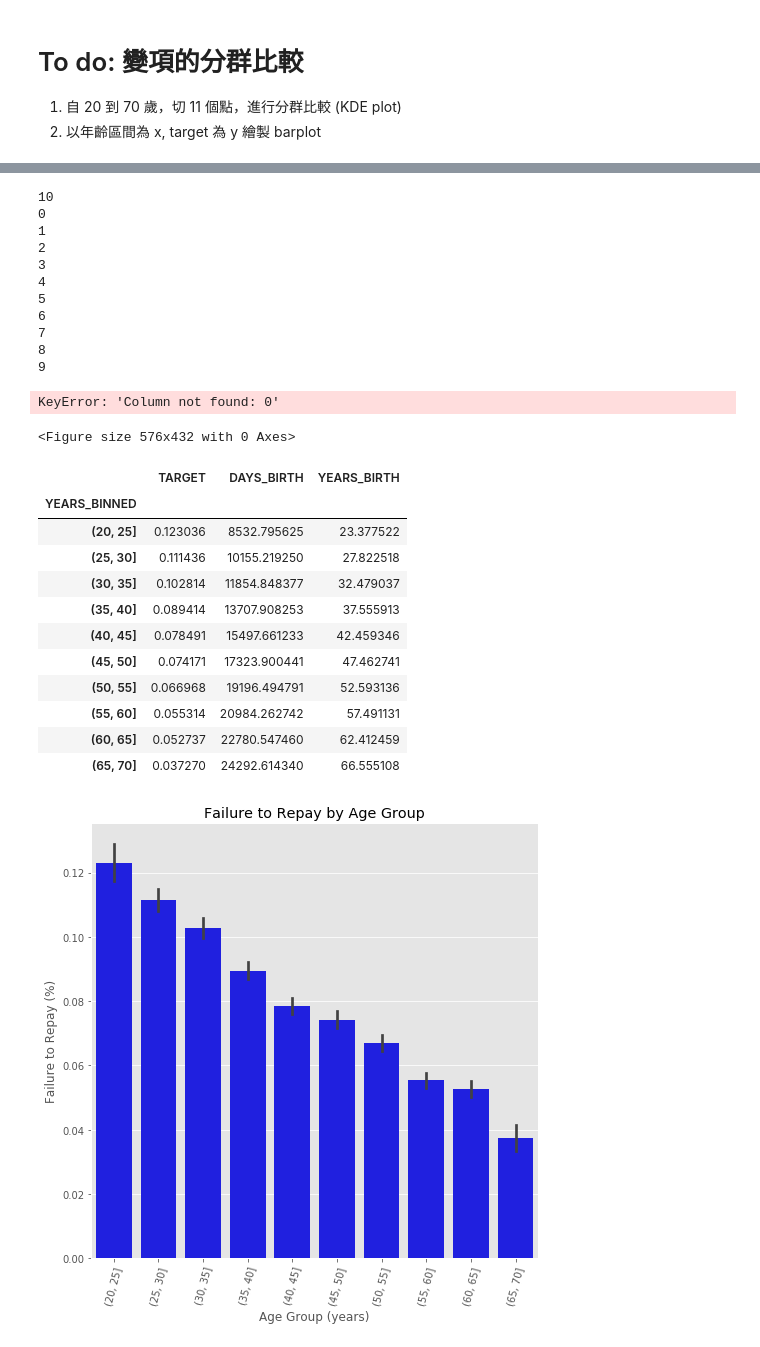
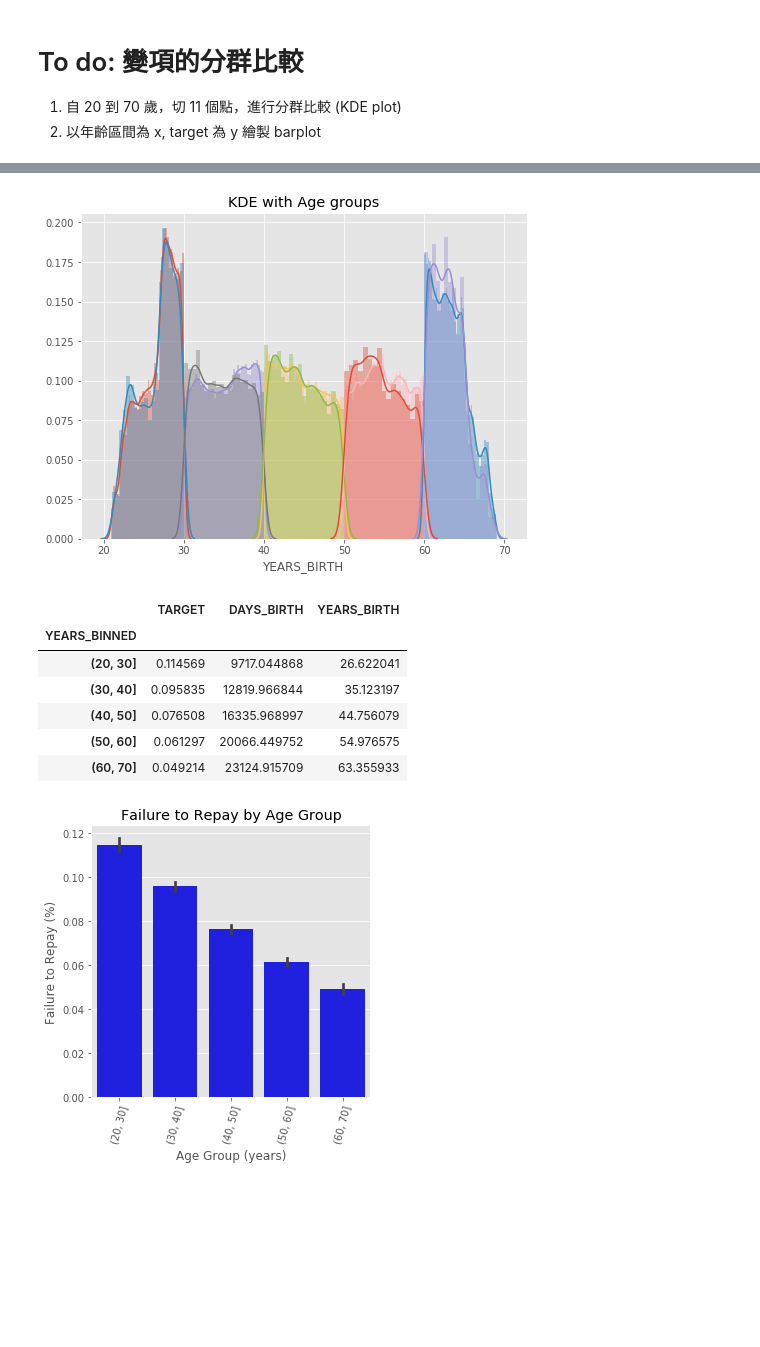
Before and after one commit to SS0306/ML-100-Days, a Jupyter notebook: Homework/Day_011_HW.ipynb, the cells around one changed output, grey strips where cells are left out. Drawn from its saved outputs; the diff is of its cells as text; code cells hidden in the pictures; blank space fills up the shorter version.

```diff
--- a/Homework/Day_011_HW.ipynb
+++ b/Homework/Day_011_HW.ipynb
@@ -43,7 +43,7 @@ age_data['YEARS_BIRTH'] = age_data['DAYS_BIRTH'] / 365 # day-age to year-age
 
 # Continous to Discrete
 
-bin_cut = [20,25,30,35,40,45,50,55,60,65,70]
+bin_cut = [20,30,40,50,60,70]
 age_data['YEARS_BINNED'] = pd.cut(age_data['YEARS_BIRTH'],
                                   bins = bin_cut)
 
@@ -70,18 +64,0 @@ Name: YEARS_BINNED, dtype: int64
-# %%
-year_group_sorted = age_data.groupby('YEARS_BINNED')
-
-print(len(year_group_sorted))
-for i in range(len(year_group_sorted)):
-    print(i)
-# %% [output]
-10
-0
-1
-2
-3
-4
-5
-6
-7
-8
-9
@@ -88,7 +67,7 @@ for i in range(len(year_group_sorted)):
 # %%
 import seaborn as sns
 
-year_group_sorted = age_data.groupby('YEARS_BINNED')
+year_group_sorted = year_group_sorted = np.sort(age_data['YEARS_BINNED'].unique())
 
 plt.figure(figsize=(8,6))
 for i in range(len(year_group_sorted)):
@@ -100,8 +79,7 @@ for i in range(len(year_group_sorted)):
 plt.title('KDE with Age groups')
 plt.show()
 # %% [output]
-KeyError: 'Column not found: 0'
-<Figure size 576x432 with 0 Axes>
+[figure, added]
 # %%
 # 計算每個年齡區間的 Target、DAYS_BIRTH與 YEARS_BIRTH 的平均值
 age_groups  = age_data.groupby('YEARS_BINNED').mean()
@@ -109,29 +87,24 @@ age_groups
 # %% [output]
 |  | TARGET | DAYS_BIRTH | YEARS_BIRTH |
 | YEARS_BINNED |  |  |  |
-| (20, 25] | 0.123036 | 8532.795625 | 23.377522 |
-| (25, 30] | 0.111436 | 10155.219250 | 27.822518 |
-| (30, 35] | 0.102814 | 11854.848377 | 32.479037 |
-| (35, 40] | 0.089414 | 13707.908253 | 37.555913 |
-| (40, 45] | 0.078491 | 15497.661233 | 42.459346 |
-| (45, 50] | 0.074171 | 17323.900441 | 47.462741 |
-| (50, 55] | 0.066968 | 19196.494791 | 52.593136 |
-| (55, 60] | 0.055314 | 20984.262742 | 57.491131 |
-| (60, 65] | 0.052737 | 22780.547460 | 62.412459 |
-| (65, 70] | 0.037270 | 24292.614340 | 66.555108 |
+| (20, 30] | 0.114569 | 9717.044868 | 26.622041 |
+| (30, 40] | 0.095835 | 12819.966844 | 35.123197 |
+| (40, 50] | 0.076508 | 16335.968997 | 44.756079 |
+| (50, 60] | 0.061297 | 20066.449752 | 54.976575 |
+| (60, 70] | 0.049214 | 23124.915709 | 63.355933 |
 # %%
-plt.figure(figsize = (8, 8))
+plt.figure(figsize = (5, 5))
 
 # 以年齡區間為 x, target 為 y 繪製 barplot
 """
 Your Code Here
 """
 px = age_data['YEARS_BINNED']
 py = age_data['TARGET']
 sns.barplot(px, py, color = 'BLUE')
 
 # Plot labeling
 plt.xticks(rotation = 75); plt.xlabel('Age Group (years)'); plt.ylabel('Failure to Repay (%)')
 plt.title('Failure to Repay by Age Group');
 # %% [output]
-[figure, old version]
+[figure, new version]
```
Also changed, not shown: parts of 2 cells of this notebook.
